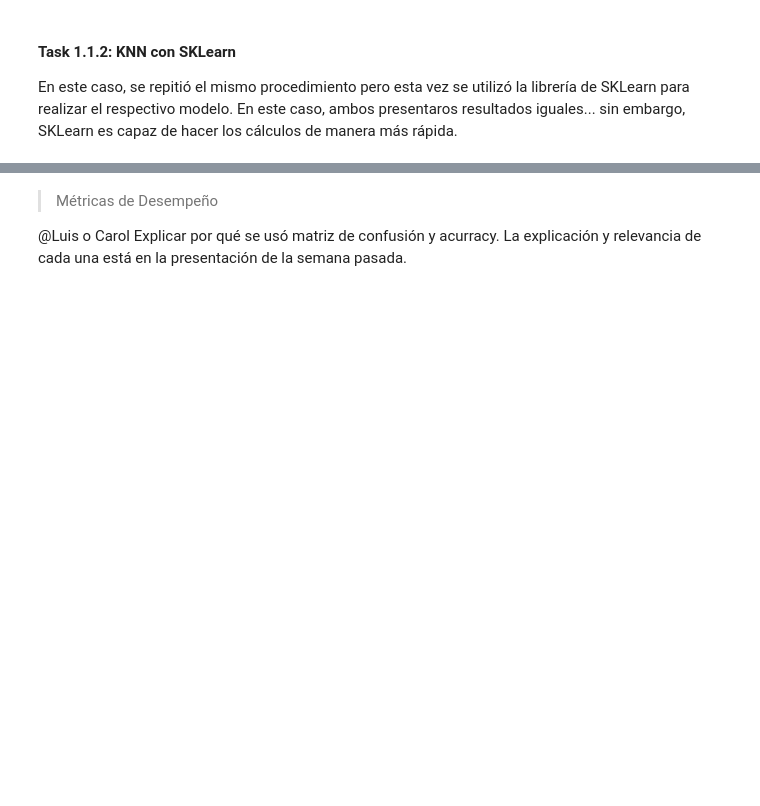
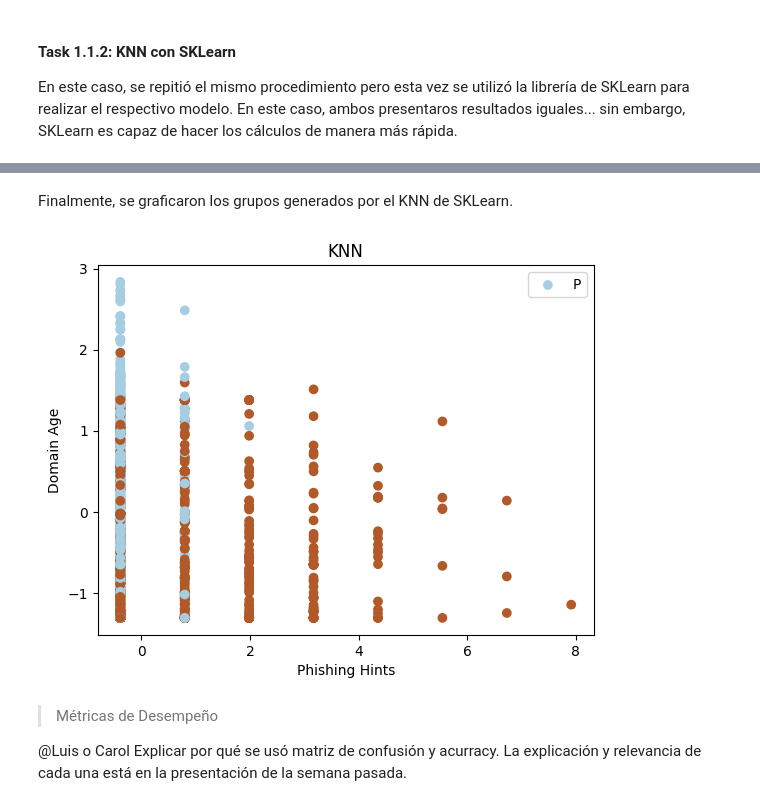
Before and after one commit to stefanoaragoni/IA_Lab5, a Jupyter notebook: lab5.ipynb, the cells around one changed output, grey strips where cells are left out. Cells and saved outputs as stored; diff of their text form; code cells hidden in the pictures; blank space fills up the shorter version.

```diff
--- a/lab5.ipynb
+++ b/lab5.ipynb
@@ -294,3 +293,22 @@ Matriz de confusión:
+# %% [markdown]
+Finalmente, se graficaron los grupos generados por el KNN de SKLearn.
+# %%
+import matplotlib.pyplot as plt
+import pandas as pd
+from sklearn import datasets, neighbors
+
+# Variables a seleccionar para la gráfica: domain_age y phish_hints
+
+X = X_test[['phish_hints', 'domain_age']]
+
+# Graficar en X page_rank y en Y nb_www; color según status
+plt.scatter(X['phish_hints'], X['domain_age'], c=predictions, cmap=plt.cm.Paired)
+plt.xlabel('Phishing Hints')
+plt.ylabel('Domain Age')
+plt.title('KNN')
+plt.show()
+# %% [output]
+[figure, added]
 # %% [markdown]
 > Métricas de Desempeño
 
```
Also changed, not shown: parts of 7 cells of this notebook.
